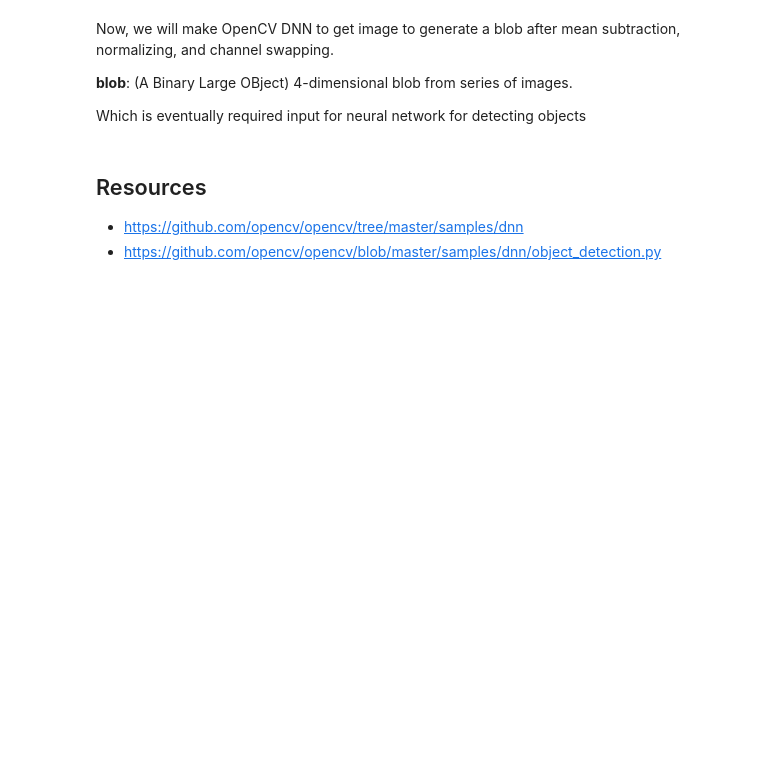
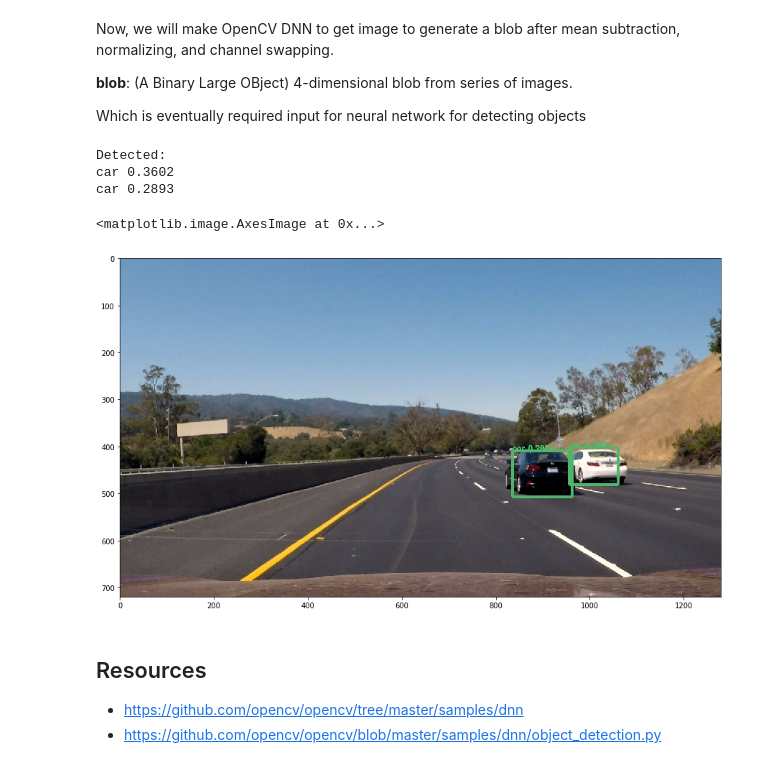
Before and after one commit to SSG-DRD-IOT/lab-opencv-examples, a Jupyter notebook: OpenCV_Object_Detection/OpenCV and Deep Neural Networks for Object Detection - Caffe.ipynb, the cells around one changed output. Saved outputs shown, nothing was run; the diff lists cells and outputs as text; code cells hidden in the pictures; blank space fills up the shorter version.

```diff
--- a/OpenCV_Object_Detection/OpenCV and Deep Neural Networks for Object Detection - Caffe.ipynb
+++ b/OpenCV_Object_Detection/OpenCV and Deep Neural Networks for Object Detection - Caffe.ipynb
@@ -179,33 +172,40 @@ for detection in out[0,0,:,:]:
     if score > confidence:
         left = detection[3] * cols
         top = detection[4] * rows
         right = detection[5] * cols
         bottom = detection[6] * rows
 
         label_text = labels[label_index] +  " " + str(round(score, 4))
         print(label_text)
         cv.putText(resized_img, label_text, (int(left), int(top)), cv.FONT_HERSHEY_SIMPLEX, 0.5, label_colors[label_index], 2)
         cv.rectangle(resized_img, (int(left), int(top)), (int(right), int(bottom)), label_colors[label_index], thickness=3)
 
         #original image
         row_factor = orig_rows/300.0
         col_factor = orig_cols/300.0
 
         # Scale object detection to original image
         left = int(col_factor * left)
         top = int(row_factor * top)
         right   = int(col_factor * right)
         bottom   = int(row_factor * bottom)
 
         cv.putText(img, label_text, (int(left), int(top)), cv.FONT_HERSHEY_SIMPLEX, 0.5, label_colors[label_index], 2)
         cv.rectangle(img, (int(left), int(top)), (int(right), int(bottom)), label_colors[label_index], thickness=3)
 
 # show image on a window
 #cv.imshow('img', img)
 #print image on notebook, Cars has been detected
 #plt.imshow(cv.cvtColor(resized_img, cv.COLOR_BGR2RGB))
+plt.figure(figsize=(15, 15))
 plt.imshow(cv.cvtColor(img, cv.COLOR_BGR2RGB))
 #cv.waitKey()
+# %% [output]
+Detected:
+car 0.3602
+car 0.2893
+<matplotlib.image.AxesImage at 0x...>
+[figure, added]
 # %% [markdown]
 ## Resources
 
```
Also changed, not shown: parts of 5 cells of this notebook, 7 other files.
